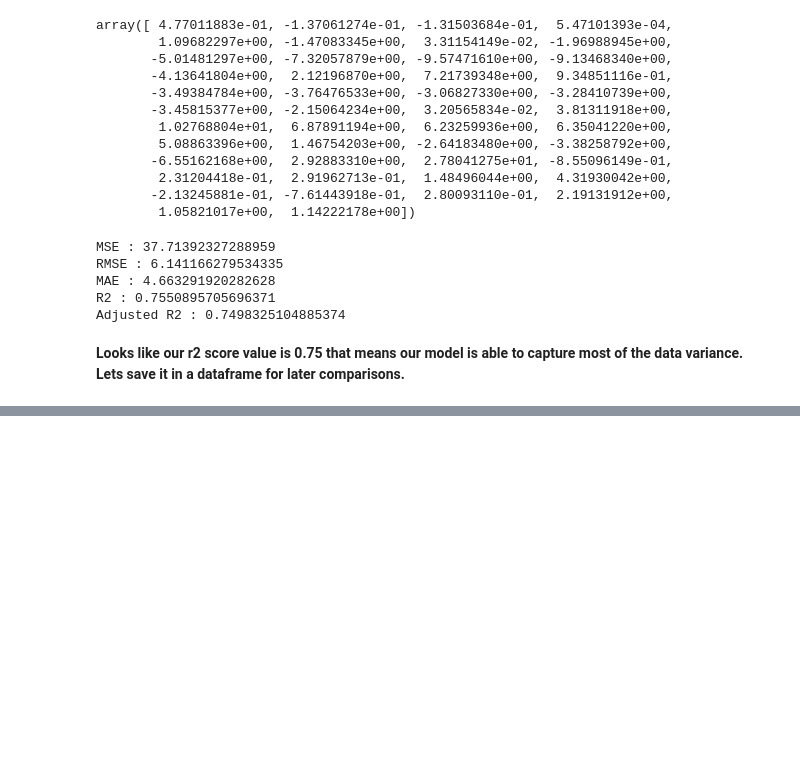
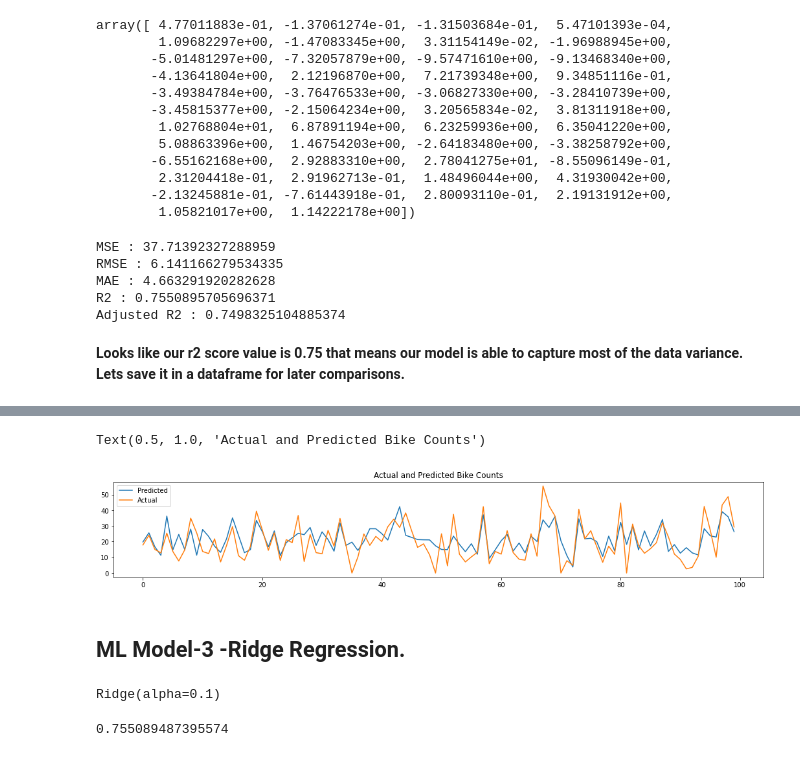
Before and after one commit to firaz-thakur/SEOUL-BIKE-SHARING-DEMAND-PREDICTION, a Jupyter notebook: Supervised_ML_Regression_Project.ipynb, the cells around one changed output, grey strips where cells are left out. Saved outputs shown, nothing was run; the diff lists cells and outputs as text; code cells hidden in the pictures; blank space fills up the shorter version.

```diff
--- a/Supervised_ML_Regression_Project.ipynb
+++ b/Supervised_ML_Regression_Project.ipynb
@@ -1074,0 +1123,13 @@ Text(0.5, 1.0, 'Actual and Predicted Bike Counts')
+# %%
+# Visualizing evaluation metrics score chart :
+plt.figure(figsize=(18,6))
+plt.subplot(2,1,1)
+plt.plot((y_pred_test_lasso)[:100])
+plt.plot((np.array(y_test)[:100]))
+plt.legend(["Predicted","Actual"])
+plt.title('Actual and Predicted Bike Counts')
+# %% [output]
+Text(0.5, 1.0, 'Actual and Predicted Bike Counts')
+[figure, added]
+# %% [markdown]
+## **ML Model-3 -Ridge Regression.**
@@ -1074,0 +1138,10 @@ Text(0.5, 1.0, 'Actual and Predicted Bike Counts')
+# %%
+# Model fitting :
+ridge.fit(X_train,y_train)
+# %% [output]
+Ridge(alpha=0.1)
+# %%
+# Check the score :
+ridge.score(X_train, y_train)
+# %% [output]
+0.755089487395574
```
Also changed, not shown: parts of 129 cells of this notebook.
